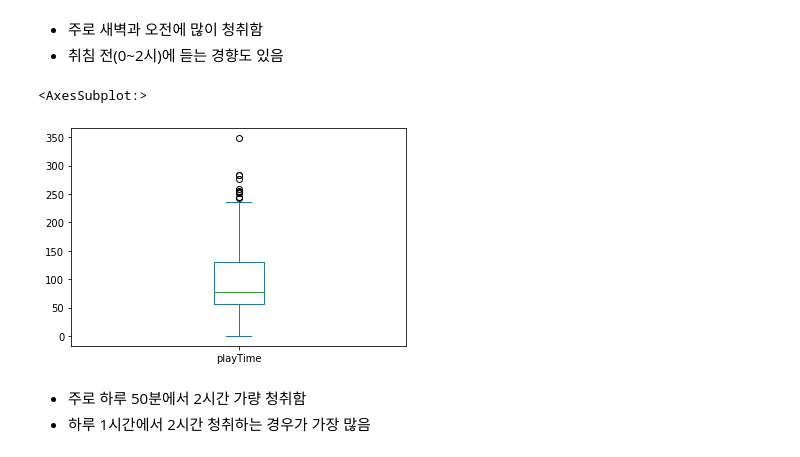
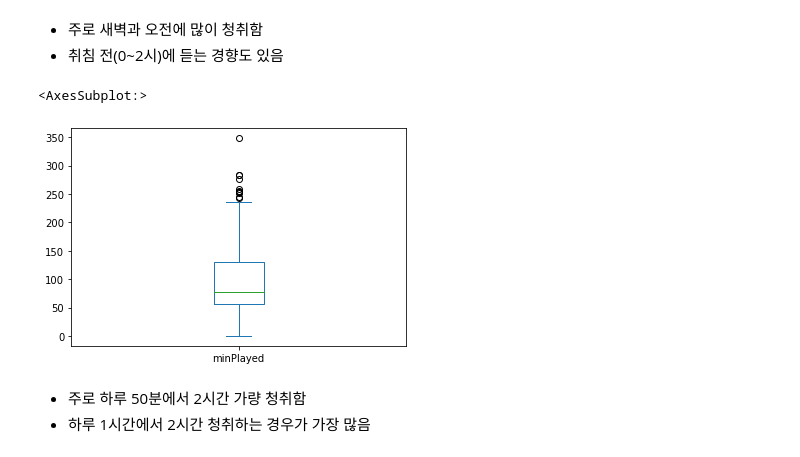
Before and after one commit to ShinHongKyu/spotify-my-history, a Jupyter notebook: my-spotify-history.ipynb, the cells around one changed output. Cells and saved outputs as stored; diff of their text form; code cells hidden in the pictures.

```diff
--- a/my-spotify-history.ipynb
+++ b/my-spotify-history.ipynb
@@ -66,7 +65,7 @@ history['streamingYearMonth']= history['endTime'].dt.strftime('%Y-%m')
 history['streamingDay']= history['endTime'].dt.day
 history['streamingHour']= history['endTime'].dt.hour
 # 스트리밍 시간-> ms to minute-> msPlayed/ 60000
-history['playTime']= history['msPlayed']/ 60000
+history['minPlayed']= history['msPlayed']/ 60000
 
 history.head()
 # %% [output]
@@ -91,13 +90,13 @@ history['streamingHour'].plot.box()
 # %%
 # 2. 플레이타임
 # 하루에 얼마나 듣는지?
 # 일별 playtime 합산
 # 합산된 시간의 분포 확인
-daily_playtime= history['playTime'].groupby(history['streamingDate']).sum().reset_index()
-daily_playtime['playTime'].plot.box()
+daily_playtime= history['minPlayed'].groupby(history['streamingDate']).sum().reset_index()
+daily_playtime['minPlayed'].plot.box()
 # %% [output]
 <AxesSubplot:>
-[figure, old version]
+[figure, new version]
 # %% [markdown]
 * 주로 하루 50분에서 2시간 가량 청취함
 * 하루 1시간에서 2시간 청취하는 경우가 가장 많음
```
Also changed, not shown: parts of 10 cells of this notebook, 1 other file.
